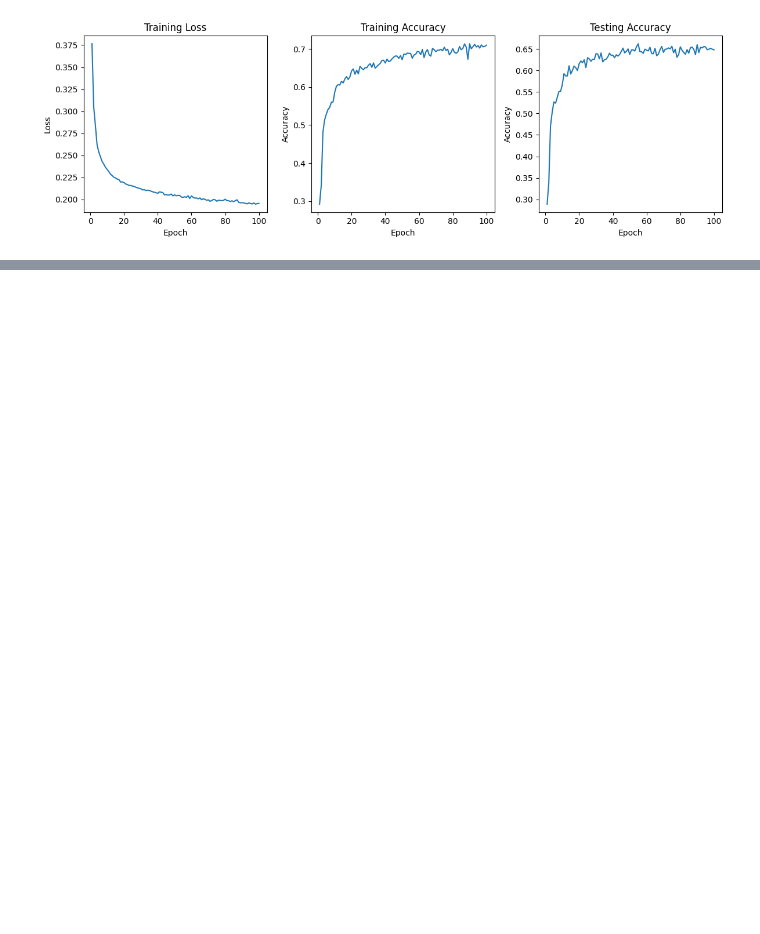
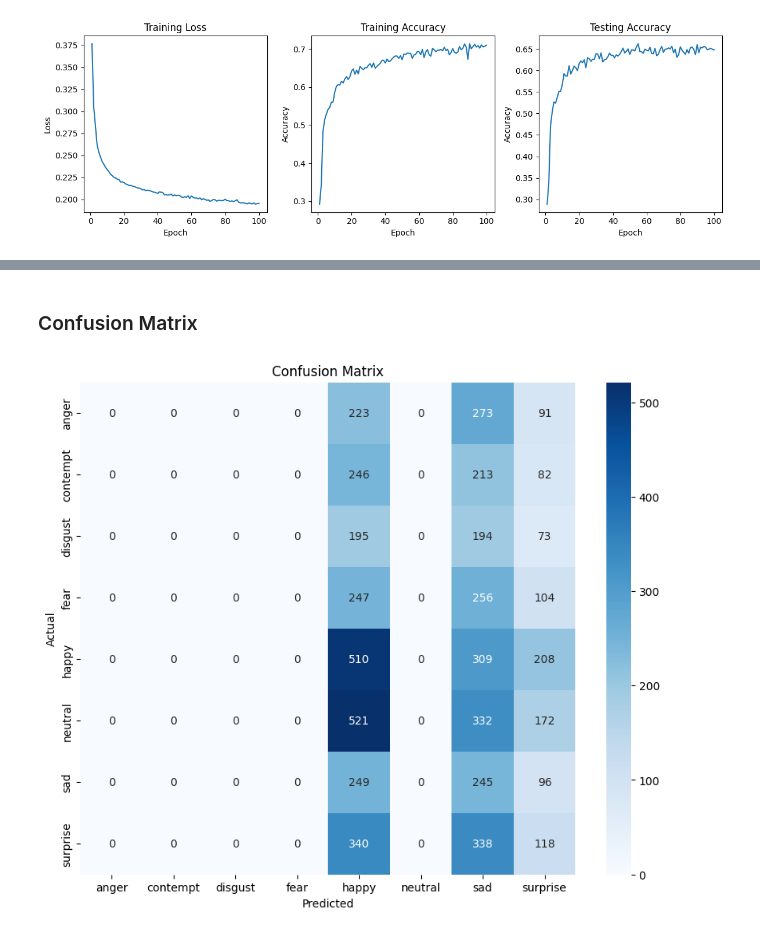
Before and after one commit to jaryd-bones/Emotion-Recognition-CNN, a Jupyter notebook: main.ipynb, the cells around one changed output, grey strips where cells are left out. Drawn from its saved outputs; the diff is of its cells as text; code cells hidden in the pictures; blank space fills up the shorter version.

Commit message:
implemented model evaluation

```diff
--- a/main.ipynb
+++ b/main.ipynb
@@ -168,3 +199,24 @@ torch.save(model, './models/emotionModel4')
 # Load model
 model_path = './models/emotionModel1'
 model = torch.load(model_path)
+# %%
+model.eval()
+
+# Evaluate on testing set and get predictions
+all_labels = []
+all_predictions = []
+
+with torch.no_grad():
+    for images, labels in test_loader:
+        images, labels = images.to(device), labels.to(device)
+        outputs = model(images)
+        _, predictions = torch.max(outputs, 1)
+        _, labels = torch.max(labels, 1)
+        all_predictions.extend(predictions.cpu().numpy())
+        all_labels.extend(labels.cpu().numpy())
+# %%
+# Calculate precision, recall, f1 score
+precision = precision_score(all_labels, all_predictions, average='weighted', zero_division=1)
+recall = recall_score(all_labels, all_predictions, average='weighted', zero_division=1)
+f1 = f1_score(all_labels, all_predictions, average='weighted', zero_division=1)
+conf_matrix = confusion_matrix(all_labels, all_predictions)
@@ -170,0 +235,6 @@ model = torch.load(model_path)
+# %%
+# Get the list of class names from the columns
+class_names = list(df.columns[1:])
+
+# Print classification report for detailed insights
+print(classification_report(all_labels, all_predictions, target_names=class_names, zero_division=1))
@@ -170,0 +256,12 @@ model = torch.load(model_path)
+# %% [markdown]
+### Confusion Matrix
+# %%
+# Plot confusion matrix
+plt.figure(figsize=(10, 8))
+sns.heatmap(conf_matrix, annot=True, fmt='d', cmap='Blues', xticklabels=class_names, yticklabels=class_names)
+plt.xlabel('Predicted')
+plt.ylabel('Actual')
+plt.title('Confusion Matrix')
+plt.show()
+# %% [output]
+[figure, added]
```
Also changed, not shown: parts of 12 cells of this notebook.
